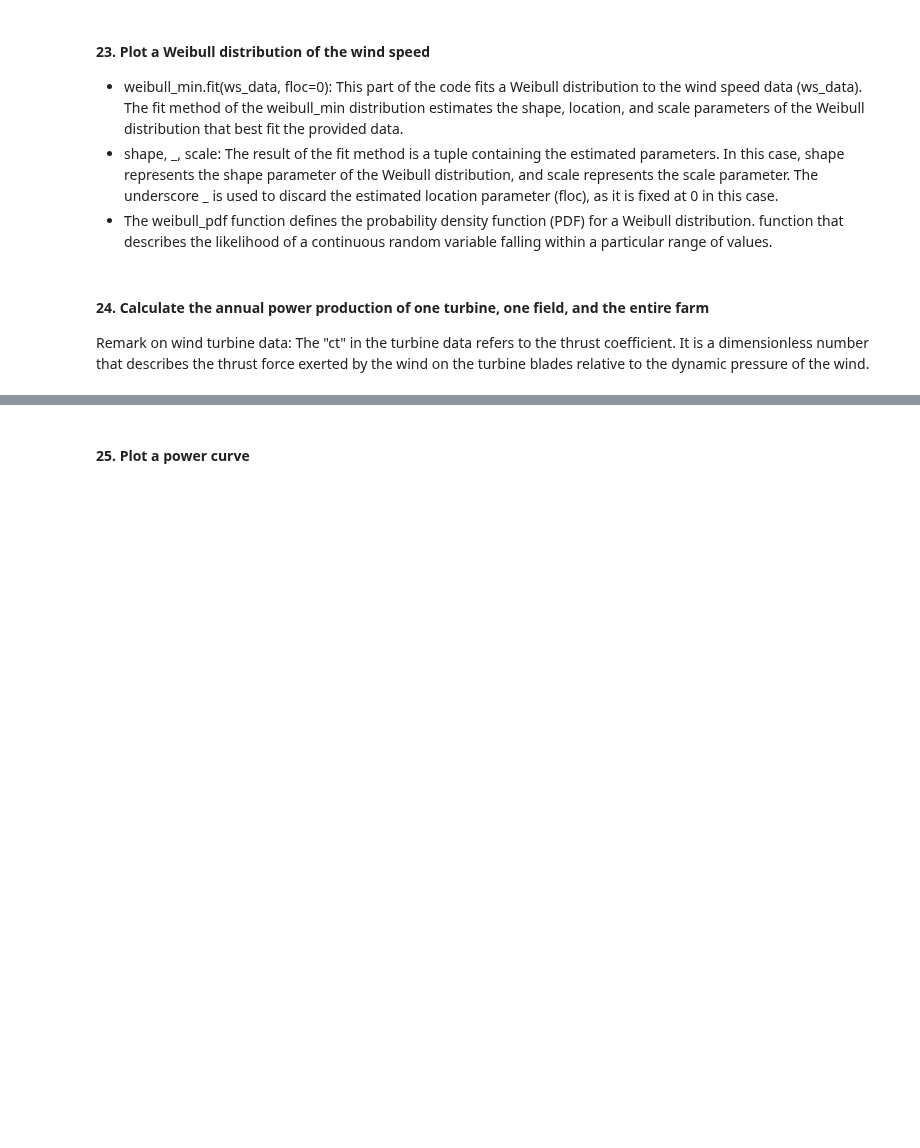
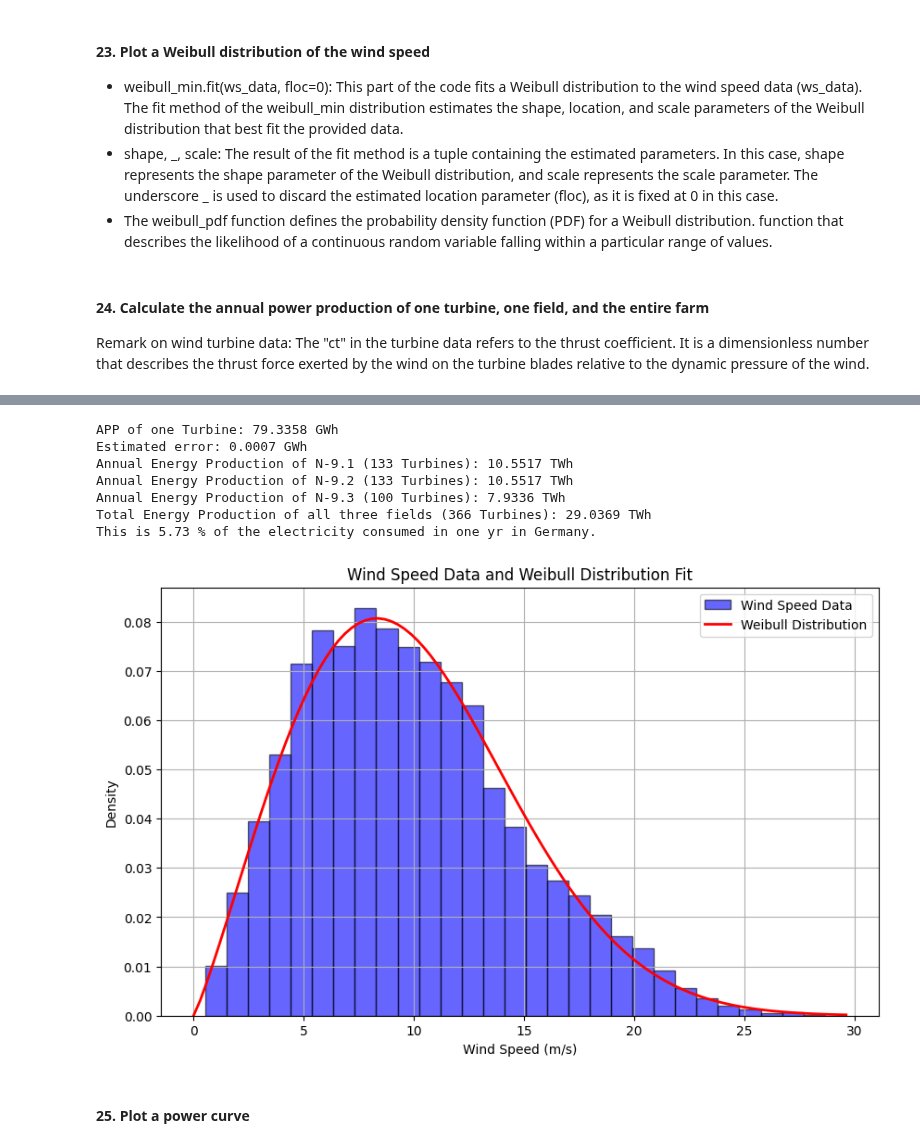
Before and after one commit to boujuan/StudentProject-Yield-Predictions-Offshore, a Jupyter notebook: 03_Short_Term_Wind_Climate.ipynb, the cells around one changed output, grey strips where cells are left out. Drawn from its saved outputs; the diff is of its cells as text; code cells hidden in the pictures; blank space fills up the shorter version.

```diff
--- a/03_Short_Term_Wind_Climate.ipynb
+++ b/03_Short_Term_Wind_Climate.ipynb
@@ -309,3 +248,79 @@ NameError: name 'intergrate' is not defined
+# %%
+# Constants
+T = 8760  # total hours/year [h]
+rho = 1.225  # air density [kg/m^3]
+D = 240  # rotor diameter [m]
+A = np.pi * (D / 2)**2  # swept area [m^2]
+
+# Load data
+windspeed_data = df_interpol_height['ws6_150m']
+power_curve_data = pd.read_csv(turbine_power_curve_path)
+
+def cut_in_windspeed(power_curve_data):
+    return power_curve_data.loc[power_curve_data['P'] > 0, 'ws'].min()
+
+def cut_out_windspeed(power_curve_data):
+    return power_curve_data.loc[power_curve_data['P'] > 0, 'ws'].max()
+
+def power_curve_interpolated(power_curve_data):
+    power_curve_func = interp1d(power_curve_data['ws'], power_curve_data['P'], fill_value="extrapolate")
+    return power_curve_func
+
+def calculate_weibull_fit(windspeed_data):
+    shape, _, scale = weibull_min.fit(windspeed_data, floc=0)  # floc=0 => location parameter defaults to 0
+    return shape, scale
+
+def weibull_pdf(ws, shape, scale):
+    return weibull_min.pdf(ws, shape, loc=0, scale=scale)
+
+def integrand(ws, shape, scale, power_curve_func):
+    P = power_curve_func(ws)  # Use interpolated power curve values
+    return P * weibull_pdf(ws, shape, scale)
+
+def calculate_APP(shape, scale, power_curve_func, cut_in_ws, cut_out_ws):
+    APP, error = quad(integrand, cut_in_ws, cut_out_ws, args=(shape, scale, power_curve_func), limit=100, epsabs=1e-05, epsrel=1e-05)
+    return APP * T, error * T  # Multiply by total hours per year to get AEP
+
+# Process data
+cut_in_ws = cut_in_windspeed(power_curve_data)
+cut_out_ws = cut_out_windspeed(power_curve_data)
+power_curve_func = power_curve_interpolated(power_curve_data)
+shape, scale = calculate_weibull_fit(windspeed_data)
+
+# Calculate APP (Annual Power Production)
+APP, error = calculate_APP(shape, scale, power_curve_func, cut_in_ws, cut_out_ws)
+print(f"APP of one Turbine: {APP / 1e6:.4f} GWh")  # Convert to MWh for readability
+print(f"Estimated error: {error / 1e6:.4f} GWh")
+
+
+print(f"Annual Energy Production of N-9.1 (133 Turbines): {((APP/1e9) * turbines_N9_1):.4f} TWh")
+print(f"Annual Energy Production of N-9.2 (133 Turbines): {((APP/1e9) * turbines_N9_2):.4f} TWh")
+print(f"Annual Energy Production of N-9.3 (100 Turbines): {((APP/1e9) * turbines_N9_3):.4f} TWh")
+print(f"Total Energy Production of all three fields (366 Turbines): {((APP/1e9) *366):.4f} TWh ")
+print(f"This is {((((APP/1e9) *366)/507)*100):.2f} % of the electricity consumed in one yr in Germany.")
+
+# Plotting the Weibull distribution and wind speed data
+plt.figure(figsize=(10, 6))
+ws_range = np.linspace(0, max(windspeed_data), 100)
+weibull_pdf_values = weibull_pdf(ws_range, shape, scale)
+
+plt.hist(windspeed_data, bins=30, density=True, alpha=0.6, color='blue', edgecolor='black', label='Wind Speed Data')
+plt.plot(ws_range, weibull_pdf_values, 'r-', lw=2, label='Weibull Distribution')
+plt.xlabel('Wind Speed (m/s)')
+plt.ylabel('Density')
+plt.title('Wind Speed Data and Weibull Distribution Fit')
+plt.legend()
+plt.grid(True)
+plt.show()
+# %% [output]
+APP of one Turbine: 79.3358 GWh
+Estimated error: 0.0007 GWh
+Annual Energy Production of N-9.1 (133 Turbines): 10.5517 TWh
+Annual Energy Production of N-9.2 (133 Turbines): 10.5517 TWh
+Annual Energy Production of N-9.3 (100 Turbines): 7.9336 TWh
+Total Energy Production of all three fields (366 Turbines): 29.0369 TWh
+This is 5.73 % of the electricity consumed in one yr in Germany.
+[figure, added]
 # %% [markdown]
 #### 25. Plot a power curve
 # %%
```
Also changed, not shown: parts of 1 cell of this notebook, 1 other file.
